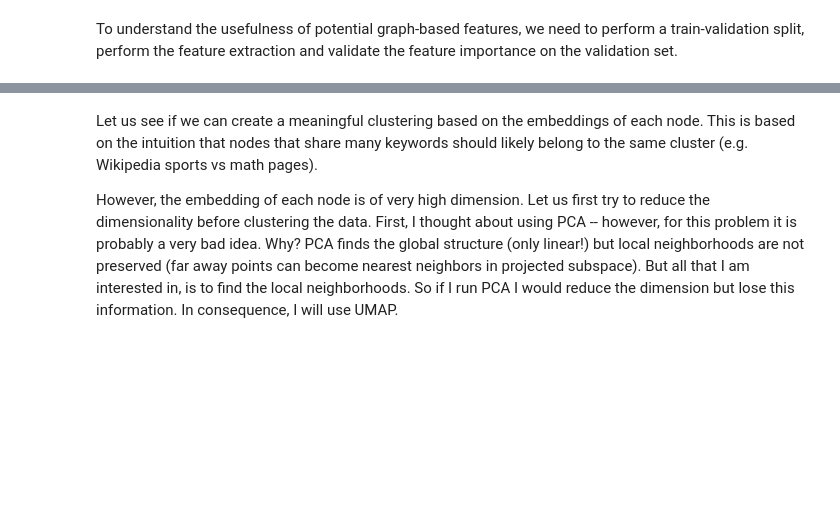
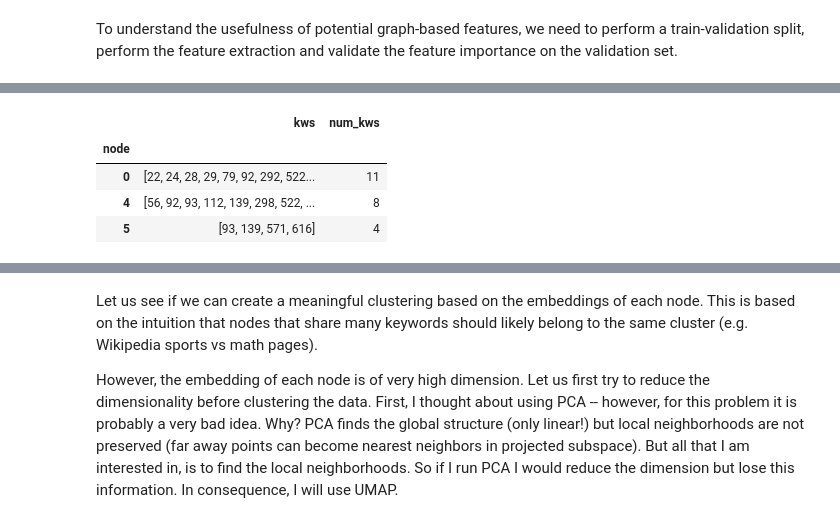
Before and after one commit to lassefschmidt/Network-Science_Challenge, a Jupyter notebook: 0_Exploratory Data Analysis and Preprocessing.ipynb, the cells around one changed output, grey strips where cells are left out. Drawn from its saved outputs; the diff is of its cells as text; code cells hidden in the pictures; blank space fills up the shorter version.

```diff
--- a/0_Exploratory Data Analysis and Preprocessing.ipynb
+++ b/0_Exploratory Data Analysis and Preprocessing.ipynb
@@ -297,0 +331,14 @@ Acc val : 0.7415193502150024
+# %%
+kws_per_node = (node_info
+    .assign(kws = lambda df_: [sorted(set([col + 1 for col, val in enumerate(df_.loc[i]) if val != 0])) for i in df_.index])
+    .kws.to_frame()
+    .assign(num_kws = lambda df_: [len(kw) for kw in df_.kws])
+)
+
+kws_per_node.head(3)
+# %% [output]
+|  | kws | num_kws |
+| node |  |  |
+| 0 | [22, 24, 28, 29, 79, 92, 292, 522... | 11 |
+| 4 | [56, 92, 93, 112, 139, 298, 522, ... | 8 |
+| 5 | [93, 139, 571, 616] | 4 |
```
Also changed, not shown: parts of 15 cells of this notebook, 4 other files.
